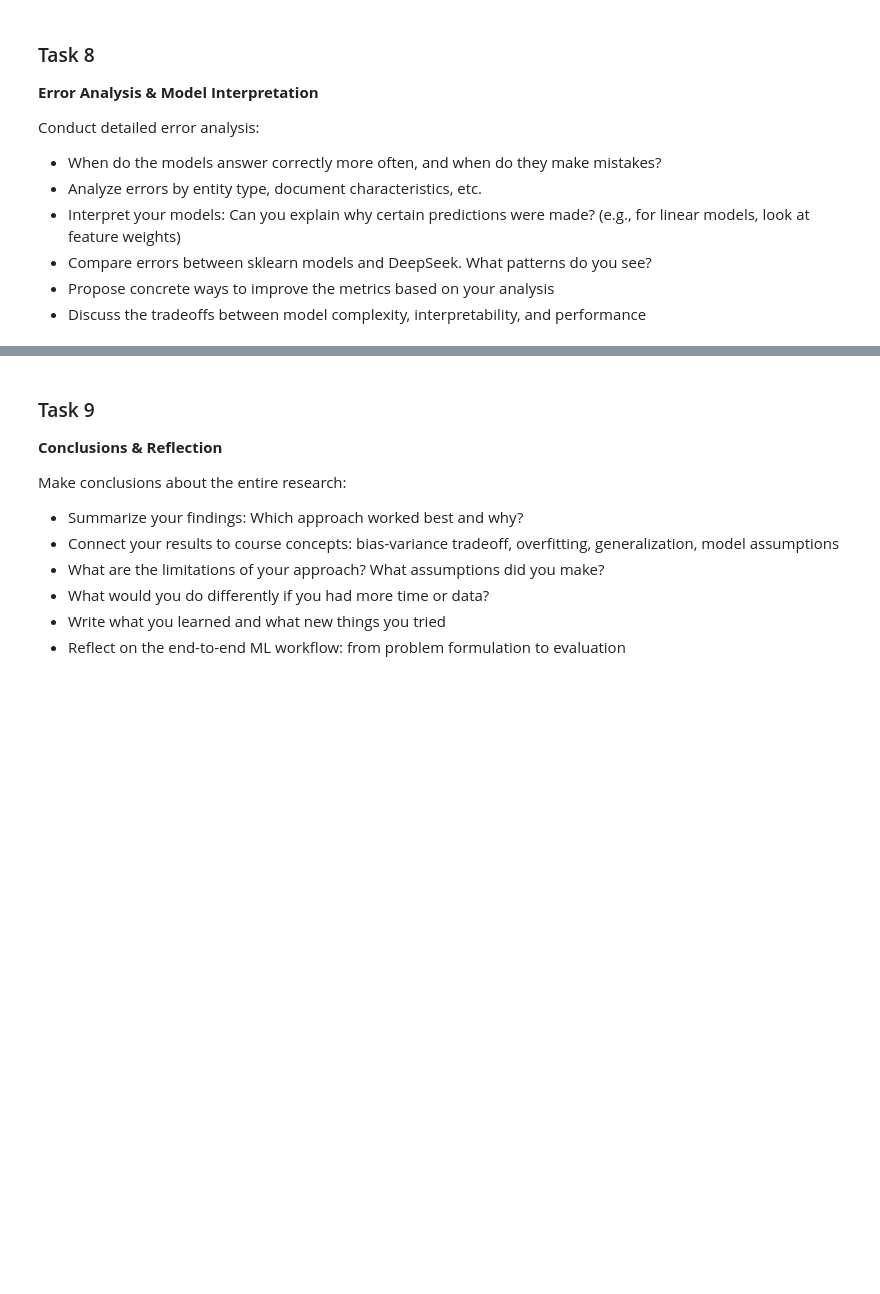
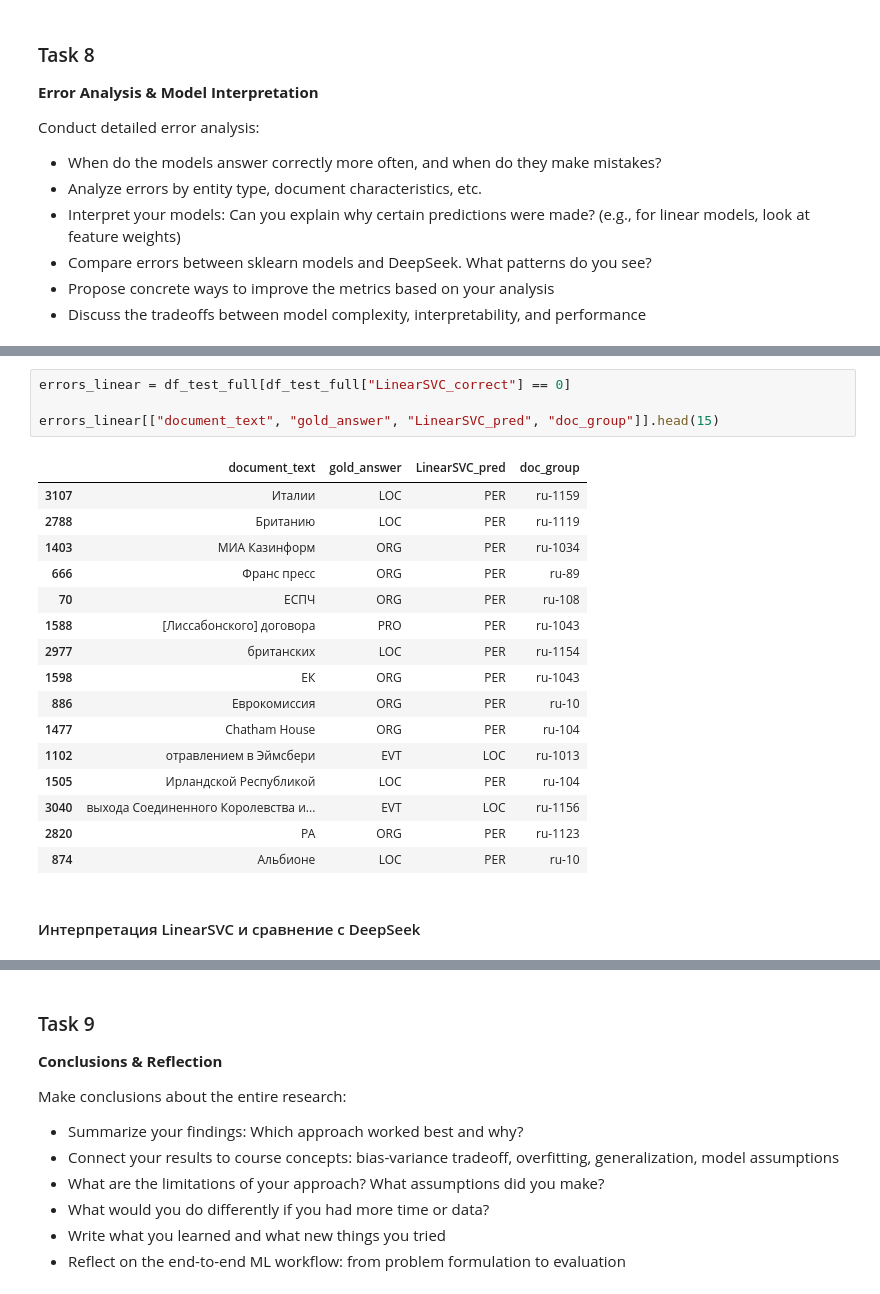
Before and after one commit to vovaggri/MMAD_hw_bonus, a Jupyter notebook: BonusHW.ipynb, the cells around one changed output, grey strips where cells are left out. Drawn from its saved outputs; the diff is of its cells as text; blank space fills up the shorter version.

```diff
--- a/BonusHW.ipynb
+++ b/BonusHW.ipynb
@@ -824,0 +1006,23 @@ Conduct detailed error analysis:
+# %%
+errors_linear = df_test_full[df_test_full["LinearSVC_correct"] == 0]
+
+errors_linear[["document_text", "gold_answer", "LinearSVC_pred", "doc_group"]].head(15)
+# %% [output]
+|  | document_text | gold_answer | LinearSVC_pred | doc_group |
+| 3107 | Италии | LOC | PER | ru-1159 |
+| 2788 | Британию | LOC | PER | ru-1119 |
+| 1403 | МИА Казинформ | ORG | PER | ru-1034 |
+| 666 | Франс пресс | ORG | PER | ru-89 |
+| 70 | ЕСПЧ | ORG | PER | ru-108 |
+| 1588 | [Лиссабонского] договора | PRO | PER | ru-1043 |
+| 2977 | британских | LOC | PER | ru-1154 |
+| 1598 | ЕК | ORG | PER | ru-1043 |
+| 886 | Еврокомиссия | ORG | PER | ru-10 |
+| 1477 | Chatham House | ORG | PER | ru-104 |
+| 1102 | отравлением в Эймсбери | EVT | LOC | ru-1013 |
+| 1505 | Ирландской Республикой | LOC | PER | ru-104 |
+| 3040 | выхода Соединенного Королевства и... | EVT | LOC | ru-1156 |
+| 2820 | PA | ORG | PER | ru-1123 |
+| 874 | Альбионе | LOC | PER | ru-10 |
+# %% [markdown]
+#### Интерпретация LinearSVC и сравнение с DeepSeek
```
Also changed, not shown: parts of 17 cells of this notebook.
